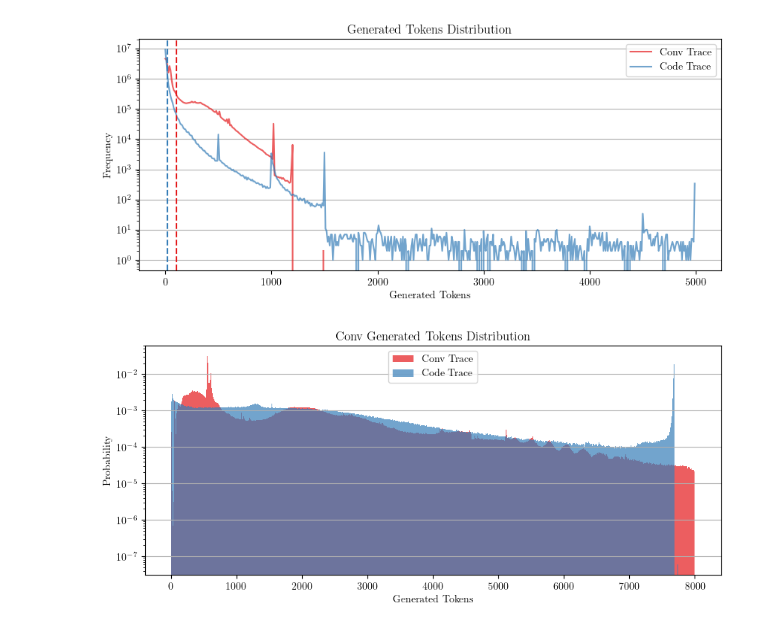
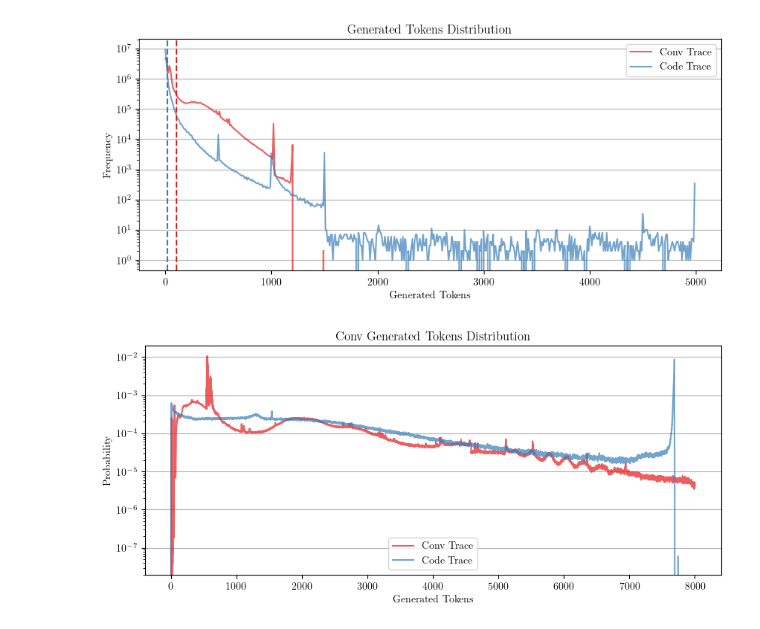
Before and after one commit to NathanRignall/llm-scheduling, a Jupyter notebook: traces.ipynb, the cells around one changed output. Drawn from its saved outputs; the diff is of its cells as text; code cells hidden in the pictures.

```diff
--- a/traces.ipynb
+++ b/traces.ipynb
@@ -107,46 +107,40 @@ Conv Trace - Max Generated Tokens: 1500, Avg Generated Tokens: 105.5091875003365
 Code Trace - Max Generated Tokens: 5000, Avg Generated Tokens: 22.689729967129253
 [figure]
 # %%
-def extract_trace_to_csv(trace, bin_width, csv_file):
-    trace_max = trace.max()
-    trace_bins = np.arange(0, trace_max + bin_width, bin_width)
-    trace_hist, trace_bin_edges = np.histogram(trace, bins=trace_bins)
+def extract_trace_to_csv(trace, csv_file):
+    # count the occurrences of values in range 0 to trace.max() + 1
+    hist, bin_edges = np.histogram(trace, bins=np.arange(0, trace.max() + 2))
 
-    # Scale histogram to probabilities
-    trace_hist = trace_hist / trace_hist.sum()
+    # save the histogram to a CSV file
+    df = pd.DataFrame({
+        'Length': bin_edges[:-1],
+        'Count': hist,
+        'Probability': hist / hist.sum()
+    })
 
-    # Create a DataFrame from the histogram data
-    trace_df = pd.DataFrame({
-        'BinStart': trace_bin_edges[:-1],
-        'BinEnd': trace_bin_edges[1:],
-        'Probability': trace_hist
-    })
-    trace_df['BinCenter'] = (trace_df['BinStart'] + trace_df['BinEnd']) / 2
-    trace_df['BinWidth'] = bin_width
+    # save the DataFrame to a CSV file
+    df.to_csv(csv_file, index=False)
 
-    # Save the DataFrame to a CSV file
-    trace_df.to_csv(csv_file, index=False)
-
-    return trace_df
+    return df
 
 # Extract Context Tokens trace to CSV
-conv_context_tokens_df = extract_trace_to_csv(conv_trace_df['ContextTokens'], 5, 'conv_context_tokens_hist.csv')
-code_context_tokens_df = extract_trace_to_csv(code_trace_df['ContextTokens'], 5, 'code_context_tokens_hist.csv')
+conv_context_tokens_df = extract_trace_to_csv(conv_trace_df['ContextTokens'], 'conv_context_tokens_hist.csv')
+code_context_tokens_df = extract_trace_to_csv(code_trace_df['ContextTokens'], 'code_context_tokens_hist.csv')
 
 # Extract Generated Tokens trace to CSV
-conv_generated_tokens_df = extract_trace_to_csv(conv_trace_df['GeneratedTokens'], 5, 'conv_generated_tokens_hist.csv')
-code_generated_tokens_df = extract_trace_to_csv(code_trace_df['GeneratedTokens'], 5, 'code_generated_tokens_hist.csv')
+conv_generated_tokens_df = extract_trace_to_csv(conv_trace_df['GeneratedTokens'], 'conv_generated_tokens_hist.csv')
+code_generated_tokens_df = extract_trace_to_csv(code_trace_df['GeneratedTokens'], 'code_generated_tokens_hist.csv')
 
 # plot conv_context_tokens_df as a histogram
 plt.figure(figsize=(10, 4))
-plt.bar(conv_context_tokens_df['BinCenter'], conv_context_tokens_df['Probability'], width=conv_context_tokens_df['BinWidth'], alpha=0.7, label='Conv Trace')
-plt.bar(code_context_tokens_df['BinCenter'], code_context_tokens_df['Probability'], width=code_context_tokens_df['BinWidth'], alpha=0.7, label='Code Trace')
+plt.plot(conv_context_tokens_df['Length'], conv_context_tokens_df['Probability'], alpha=0.7, label='Conv Trace')
+plt.plot(code_context_tokens_df['Length'], code_context_tokens_df['Probability'], alpha=0.7, label='Code Trace')
 plt.title("Conv Generated Tokens Distribution")
 plt.xlabel("Generated Tokens")
 plt.ylabel("Probability")
 plt.grid(axis='y')
 plt.legend()
 plt.yscale('log')
 plt.show()
 # %% [output]
-[figure, old version]
+[figure, new version]
```
Also changed, not shown: 8 other files.
